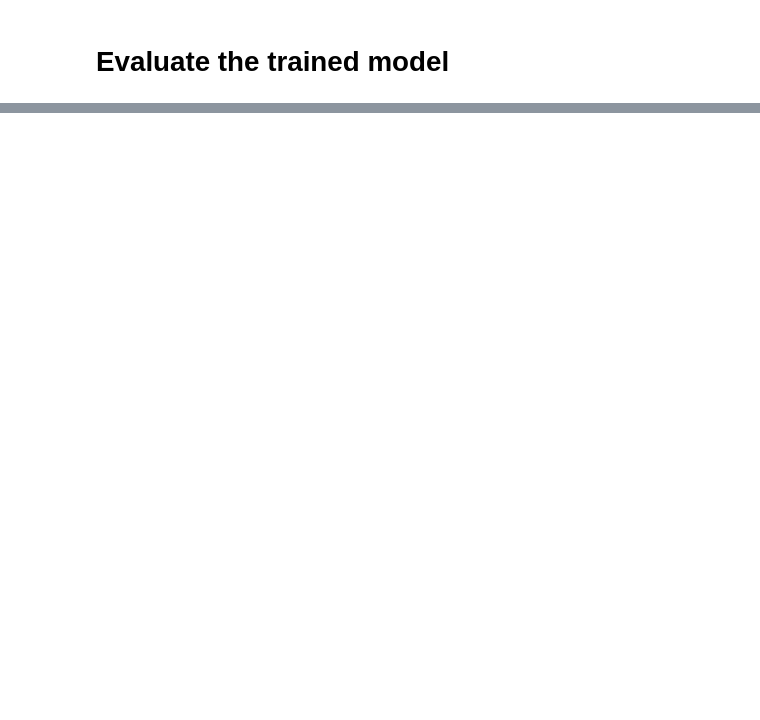
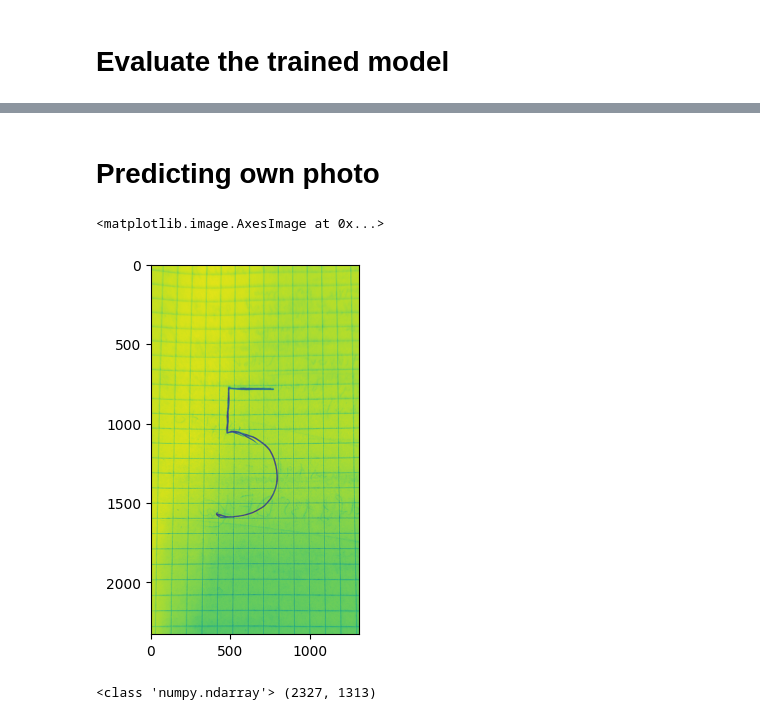
Before and after one commit to MuhammadAbbas99/kuvanluokittelu, a Jupyter notebook: simpleminstconvnet.ipynb, the cells around one changed output, grey strips where cells are left out. Drawn from its saved outputs; the diff is of its cells as text; code cells hidden in the pictures; blank space fills up the shorter version.

```diff
--- a/simpleminstconvnet.ipynb
+++ b/simpleminstconvnet.ipynb
@@ -176,0 +240,16 @@ print("Test accuracy:", test_acc)
+# %% [markdown]
+# Predicting own photo
+# %%
+from PIL import Image, ImageOps
+
+# Lataa kuva
+image_path = "viisi.jpg"
+image = cv2.imread(image_path, cv2.IMREAD_GRAYSCALE)
+plt.imshow(image)
+# %% [output]
+<matplotlib.image.AxesImage at 0x...>
+[figure, added]
+# %%
+print(type(image), image.shape)
+# %% [output]
+<class 'numpy.ndarray'> (2327, 1313)
```
Also changed, not shown: parts of 22 cells of this notebook, 7 other files.
